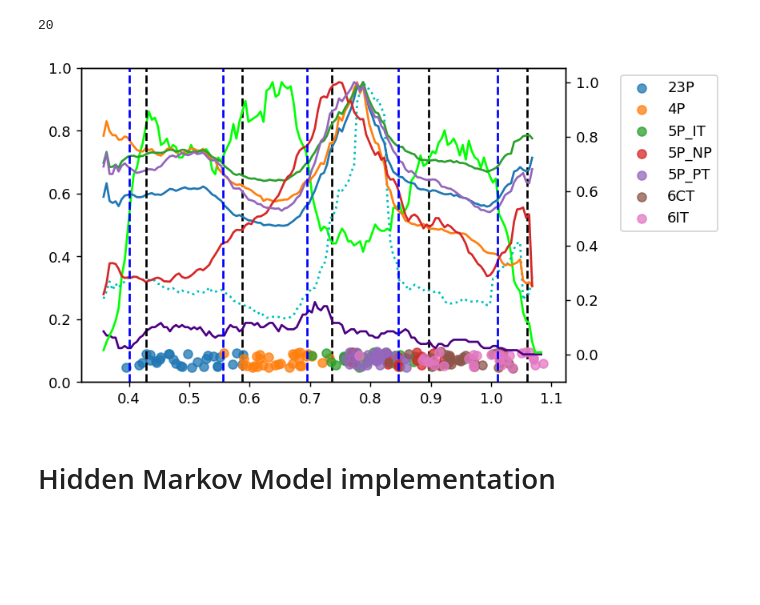
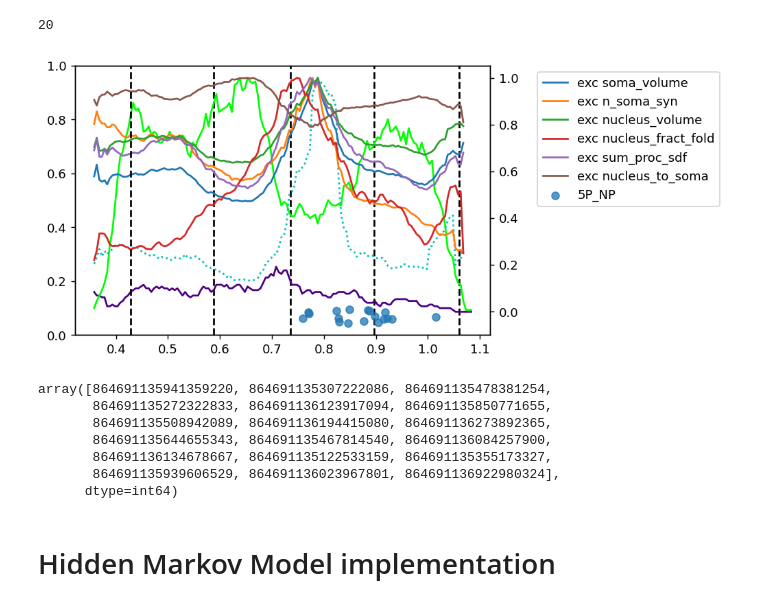
Before and after one commit to AllenInstitute/cortical-layers, a Jupyter notebook: layer-analysis.ipynb, the cells around one changed output. Cells and saved outputs as stored; diff of their text form; code cells hidden in the pictures; blank space fills up the shorter version.

```diff
--- a/layer-analysis.ipynb
+++ b/layer-analysis.ipynb
@@ -14,7 +14,7 @@ labels = np.array([107000, 147000, 184000, 224000, 265000]) * y_resolution / 1_0
 # %% [markdown]
 # Gather data
 # %%
-datastack_name = "minnie65_phase3_v1"
+datastack_name = "minnie65_public_v117"
 client = CAVEclient(datastack_name)
 # %%
 nuclei = client.materialize.query_table("nucleus_detection_v0")
@@ -53,7 +53,7 @@ Index(['index', 'nucleus_area', 'nucleus_area_to_volume',
 # %%
 soma_features_root_ids = set(soma_features.seg_id)
 # %%
-features = ["soma_volume", "n_soma_syn", "nucleus_volume", "nucleus_fract_fold", "sum_proc_sdf"]
+features = ["soma_volume", "n_soma_syn", "nucleus_volume", "nucleus_fract_fold", "sum_proc_sdf", "nucleus_to_soma"]
 # %%
 auto_cells = client.materialize.query_table("allen_soma_coarse_cell_class_model_v1")
 # %%
@@ -351,40 +333,50 @@ ax2.plot(bin_centers, exc_soma_vol_std_by_depth / np.nanmax(exc_soma_vol_std_by_
 #     ax2.plot(bin_centers, model_means[:, i], linestyle="-.", color=c )
 #     ax2.fill_between(bin_centers, model_means[:, i] - model_stds[:, i], model_means[:, i] + model_stds[:, i], edgecolor="none", facecolor=c, alpha=0.2)
 #
 for i, f in enumerate(features):
     c = colors[i % len(colors)]
-    ax2.plot(bin_centers, exc_soma_features_by_depth[f] / np.nanmax(exc_soma_features_by_depth[f]), linestyle="-", color=c) #, label="exc " + f)
+    ax2.plot(bin_centers, exc_soma_features_by_depth[f] / np.nanmax(exc_soma_features_by_depth[f]), linestyle="-", color=c, label="exc " + f)
 #     ax2.plot(bin_centers, normalized_smooth_exc_features[f], linestyle=":", label="exc fit " + f)
 #     ax2.plot(bin_centers, inh_soma_features_by_depth[f] / max(inh_soma_features_by_depth[f]), linestyle="-", label="inh " + f)
 #     ax2.plot(bin_centers, soma_features_by_depth[f] / max(soma_features_by_depth[f]), linestyle="-", label=f)
 
 # ax.plot(bin_centers, synapse_densities, label="syn")
 # for t in syn_densities_by_pre:
 #     ax2.plot(bin_centers, syn_densities_by_pre[t], label=t)
 # for t in syn_densities_by_post:
 #     ax2.plot(bin_centers, syn_densities_by_post[t], label=t)
 # for i, t in enumerate(possible_subtypes):
 #     cur = cell_subtypes.query(f"subtype == '{t}'").mm_depth.values
 #     plt.scatter(cur, np.random.normal(-0.03, 0.025, len(cur)), color=colors[i], alpha=0.75, label=t)
-for i, t in enumerate(possible_exc_subclasses):
-    cur = auto_col_cells.query(f"cell_type == '{t}'").sample(30, replace=True).mm_depth.values
+for i, t in [(0, "5P_NP")]: #enumerate(possible_exc_subclasses):
+    cur = auto_col_cells.query(f"cell_type == '{t}'").mm_depth.values
     plt.scatter(cur, np.random.uniform(-0.05, 0.01, len(cur)), color=colors[i], alpha=0.75, label=t)
 
 
 ax2.axvline(labels[0], linestyle="--", color="k") #, label="manual")
 for lab in labels[1:]:
     ax.axvline(lab, linestyle="--", color="k")
-ax2.axvline(bounds[0], linestyle="--", color="blue") #, label="automatic")
-for bound in bounds[1:]:
-    ax2.axvline(bound, linestyle="--", color="blue")
+# ax2.axvline(bounds[0], linestyle="--", color="blue") #, label="automatic")
+# for bound in bounds[1:]:
+#     ax2.axvline(bound, linestyle="--", color="blue")
 # ax.legend(bbox_to_anchor=[1.1, 1])
 ax2.legend(bbox_to_anchor=[1.1, 1])
 ax2.set_xlabel("depth ($mm$)")
 # ax.set_ylabel("soma density (per $mm^{3}$)")
 # ax2.set_ylabel("synapse density (per $mm^3$)")
 plt.show()
 # %% [output]
-[figure, old version]
+[figure, new version]
+# %%
+auto_col_cells.query(f"cell_type == '5P_NP'").pt_root_id.values
+# %% [output]
+array([864691135941359220, 864691135307222086, 864691135478381254,
+       864691135272322833, 864691136123917094, 864691135850771655,
+       864691135508942089, 864691136194415080, 864691136273892365,
+       864691135644655343, 864691135467814540, 864691136084257900,
+       864691136134678667, 864691135122533159, 864691135355173327,
+       864691135939606529, 864691136023967801, 864691136922980324],
+      dtype=int64)
 # %% [markdown]
 # Hidden Markov Model implementation
 # %%
```
Also changed, not shown: parts of 11 cells of this notebook, 1 other file.
